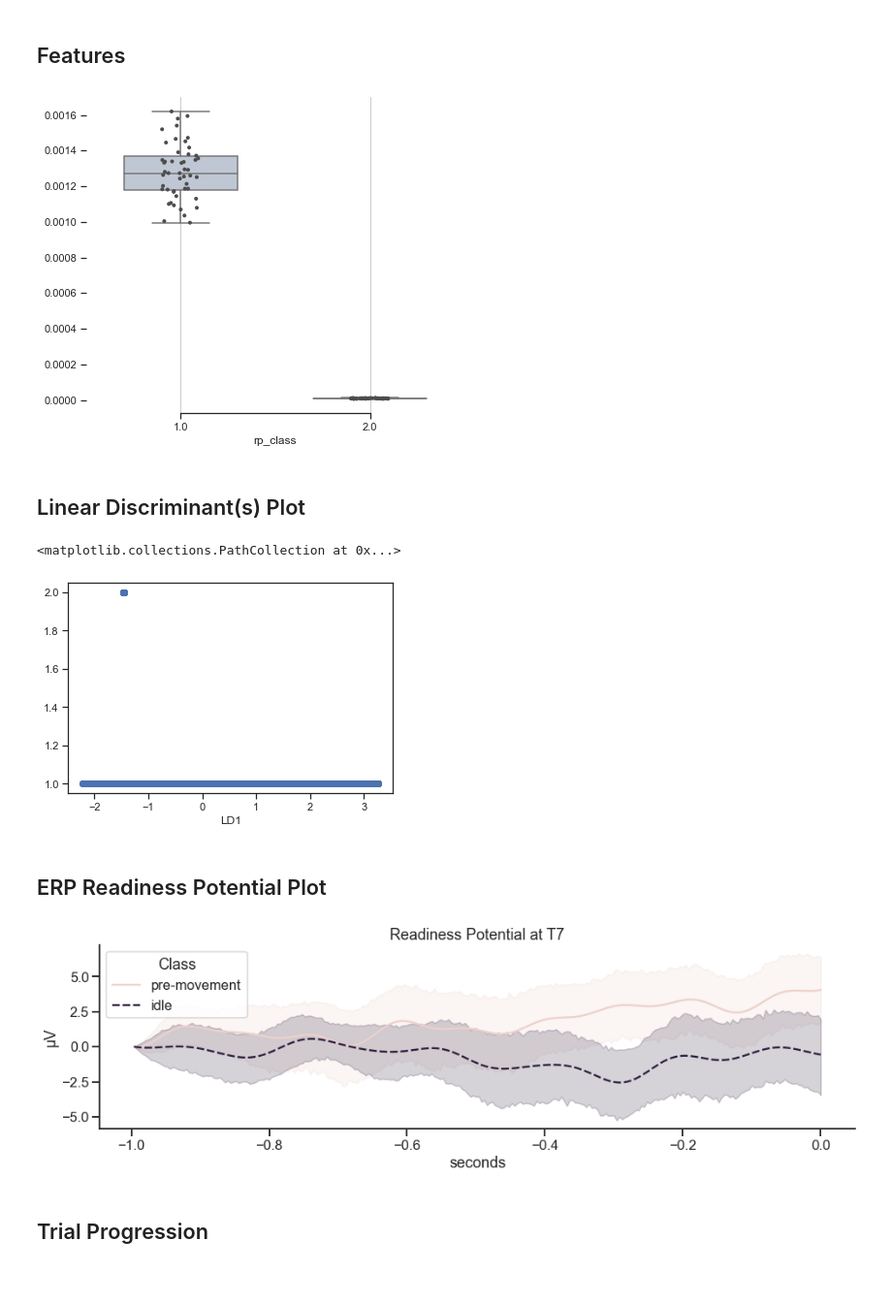
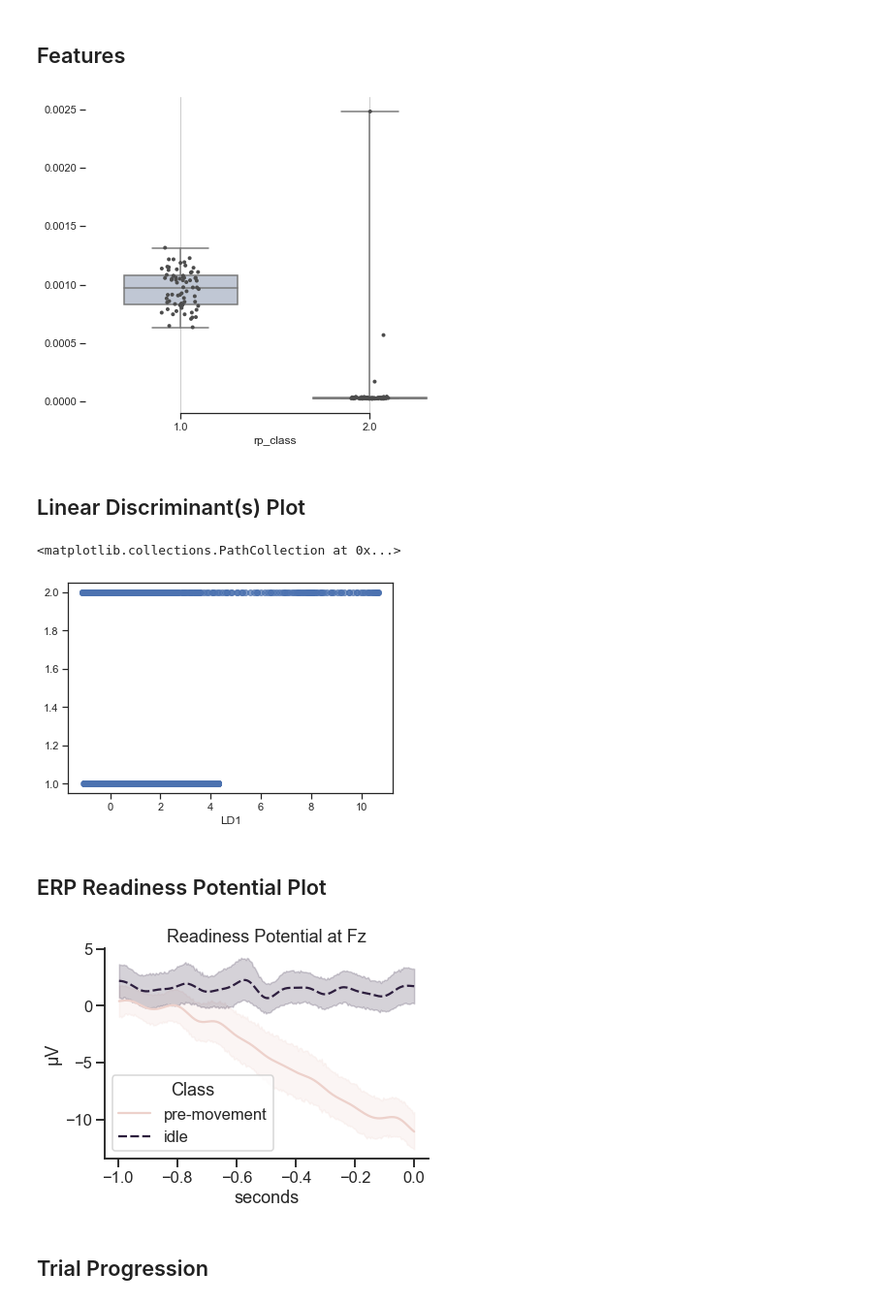
Before and after one commit to lukasgehrke/2021-fastReach, a Jupyter notebook: app/fastReach/reaching_data_exploration.ipynb, the cells around one changed output. Shown: that part at 97% size. Cells and saved outputs as stored; diff of their text form; code cells hidden in the pictures; blank space fills up the shorter version.

```diff
--- a/app/fastReach/reaching_data_exploration.ipynb
+++ b/app/fastReach/reaching_data_exploration.ipynb
@@ -8,10 +8,10 @@ import numpy as np
 import seaborn as sns
 import matplotlib.pyplot as plt
 from sklearn.discriminant_analysis import LinearDiscriminantAnalysis as LDA
-from sklearn.model_selection import train_test_split, cross_val_score, cross_validate, KFold
+from sklearn.model_selection import cross_val_score, KFold
 import pickle
 
-pID = '4'
+pID = '9'
 
 path = '/Users/lukasgehrke/Documents/publications/2021-fastReach/data/study/eeglab2python/'
 data_fname = '/data.csv'
@@ -138,7 +156,7 @@ ax.xaxis.grid(True)
 ax.set(ylabel="")
 sns.despine(trim=True, left=True)
 # %% [output]
-[figure, old version]
+[figure, new version]
 # %% [markdown]
 ## Linear Discriminant(s) Plot
 # %%
@@ -175,32 +193,32 @@ plt.scatter(
 # plt.show()
 # %% [output]
 <matplotlib.collections.PathCollection at 0x...>
-[figure, old version]
+[figure, new version]
 # %% [markdown]
 ## ERP Readiness Potential Plot
 # %%
 sns.set_theme(style="ticks")
 sns.set_context("talk")
 
-electrode = "T7"
+electrode = "Fz"
 
 # Plot the responses for different events and regions
 g = sns.lineplot(x="sample", y=electrode,
              hue="rp_class", style="rp_class",
              data=data)
 sns.despine()
 g.set(xlabel='seconds', ylabel='\u03bcV', title='Readiness Potential at '+electrode)
 
 # legend
 leg = g.legend_
 new_title = 'Class'
 leg.set_title(new_title)
 # replace labels
 new_labels = ['pre-movement', 'idle']
 for t, l in zip(g.legend_.texts, new_labels):
     t.set_text(l)
 # %% [output]
-[figure, old version]
+[figure, new version]
 # %% [markdown]
 ## Trial Progression
 # %%
```
Also changed, not shown: parts of 5 cells of this notebook.
